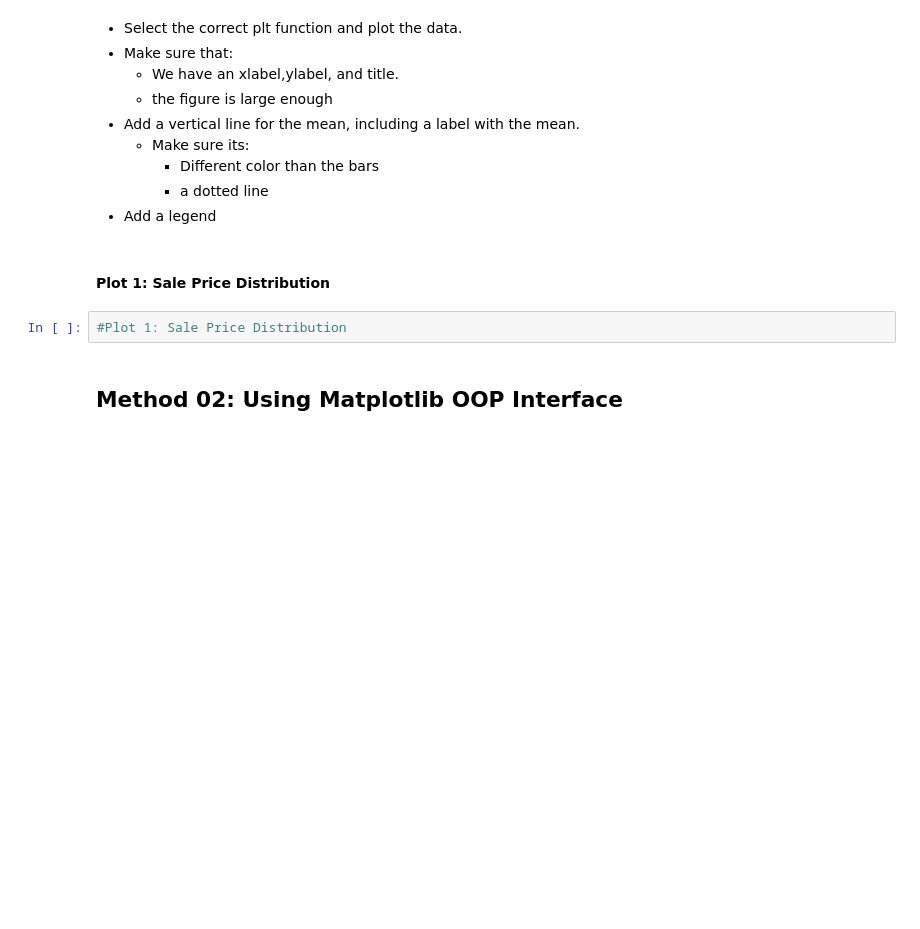
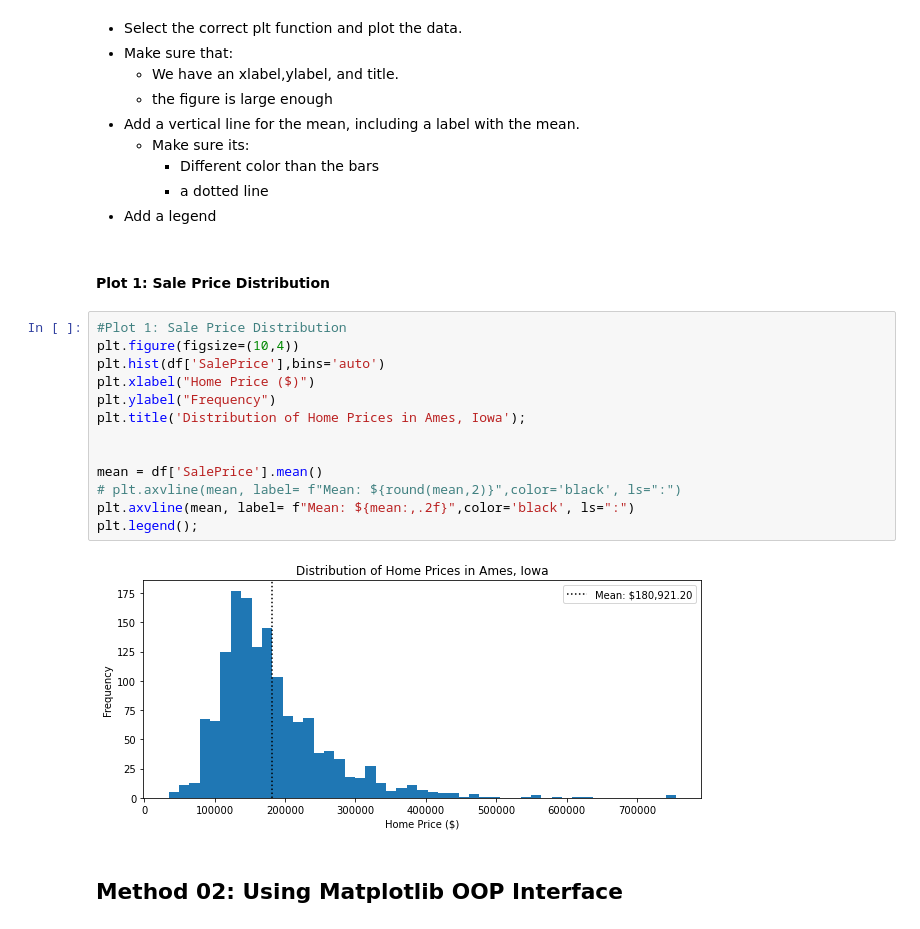
Before and after one commit to flatiron-school/ds-flex-fundamentals-of-data-visualization-2021, a Jupyter notebook: Fundamentals of Visualizations_v1_SG.ipynb, the cells around one changed output. Cells and saved outputs as stored; diff of their text form; blank space fills up the shorter version.

```diff
--- a/Fundamentals of Visualizations_v1_SG.ipynb
+++ b/Fundamentals of Visualizations_v1_SG.ipynb
@@ -146,8 +179,21 @@ df.info()
 - Add a legend
 # %% [markdown]
 #### Plot 1: Sale Price Distribution
-# %%
-#Plot 1: Sale Price Distribution
+# %%
+#Plot 1: Sale Price Distribution
+plt.figure(figsize=(10,4))
+plt.hist(df['SalePrice'],bins='auto')
+plt.xlabel("Home Price ($)")
+plt.ylabel("Frequency")
+plt.title('Distribution of Home Prices in Ames, Iowa');
+
+
+mean = df['SalePrice'].mean()
+# plt.axvline(mean, label= f"Mean: ${round(mean,2)}",color='black', ls=":")
+plt.axvline(mean, label= f"Mean: ${mean:,.2f}",color='black', ls=":")
+plt.legend();
+# %% [output]
+[figure, added]
 # %% [markdown]
 ## Method 02: Using Matplotlib OOP Interface
 # %% [markdown]
```
Also changed, not shown: parts of 34 cells of this notebook, 2 other files.
